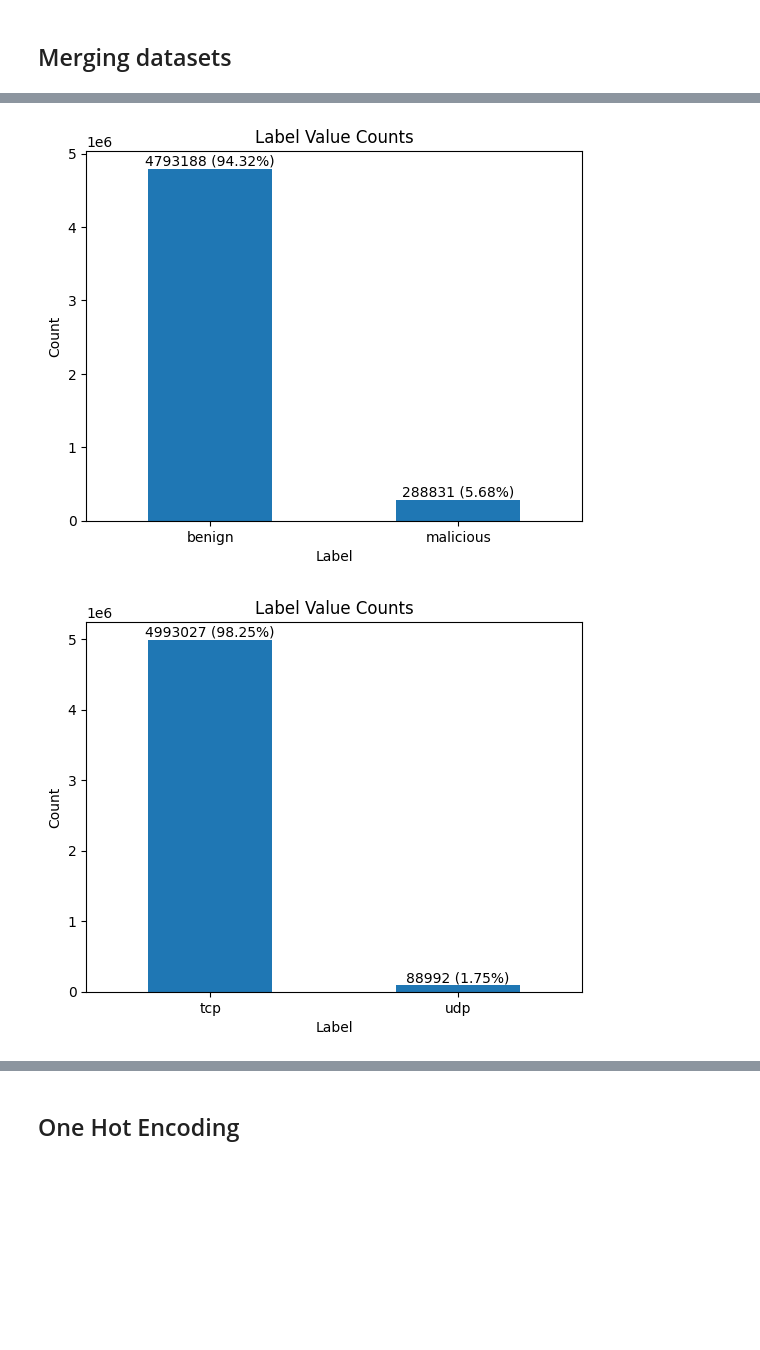
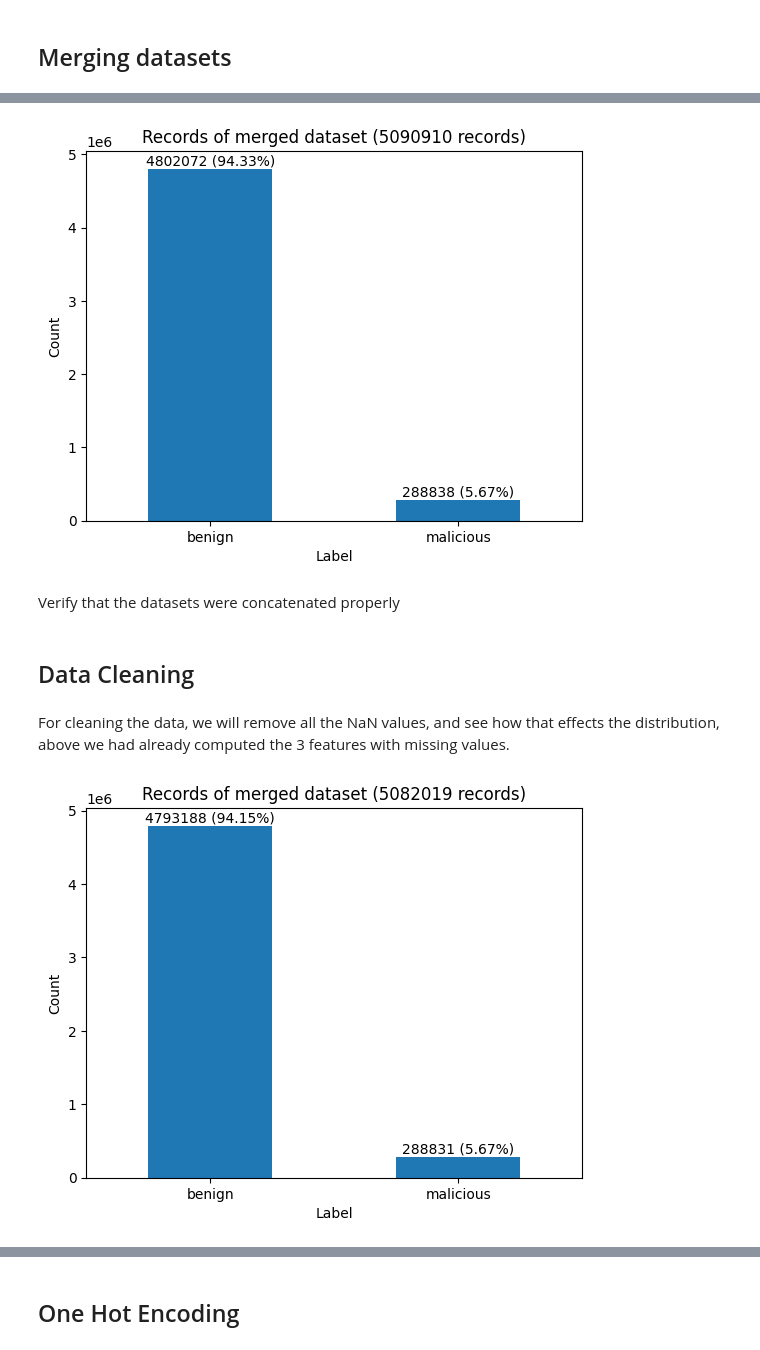
Before and after one commit to Fowthy/SueAI, a Jupyter notebook: data/datapreprocessing.ipynb, the cells around one changed output, grey strips where cells are left out. Saved outputs shown, nothing was run; the diff lists cells and outputs as text; code cells hidden in the pictures; blank space fills up the shorter version.

```diff
--- a/data/datapreprocessing.ipynb
+++ b/data/datapreprocessing.ipynb
@@ -97,27 +104,36 @@ value_counts_malicious = df_malicious['label'].value_counts()
 # %%
+# Printing the value count for each label - malicious and benign
+value_counts_2022_february = df_2022_february['label'].value_counts()
+value_counts_2022_may = df_2022_may['label'].value_counts()
+value_counts_2021_may_benign = df_2021_may_benign['label'].value_counts()
+value_counts_2021_may_malicious = df_2021_may_malicious['label'].value_counts()
+
+dataframe_map = [df_2022_february, df_2022_may, df_2021_may_benign, df_2021_may_malicious]
 
 # Create a figure with one subplot
 fig, axes = plt.subplots(1, 4, figsize=(22, 4))
 
 for i, (value_counts, title) in enumerate(zip(
-        [value_counts_february, value_counts_may, value_counts_benign, value_counts_malicious],
-        ['February Data', 'May Data', 'Benign Data', 'Malicious Data'])):
+        [value_counts_2022_february, value_counts_2022_may, value_counts_2021_may_benign, value_counts_2021_may_malicious],
+        [f'February 2022 ({len(df_2022_february)} records)',
+         f'May 2022 ({len(df_2022_may)} records)',
+         f'May 2021 Benign ({len(df_2021_may_benign)} records)',
+         f'May 2021 Malicious ({len(df_2021_may_malicious)} records)'])):
 
     value_counts.plot(kind='bar', ax=axes[i])
 
     # Calculate percentages
-    # total_samples = len(df_may)
-    # percentages = (value_counts / total_samples) * 100
-
-    # # Add percentages as text on top of the bars
-    # for i, count in enumerate(value_counts):
-    #     axes[i].text(i, count, f'{count} ({percentages[i]:.2f}%)', ha='center', va='bottom')
+    total_samples = len(dataframe_map[i])
+    percentages = (value_counts / total_samples) * 100
 
     # Customize the plot
     axes[i].set_title(title)
     axes[i].set_xlabel('Label')
     axes[i].set_ylabel('Count')
-    plt.xticks(rotation=0)
+
+    # Add percentages above the bars
+    for j, pct in enumerate(percentages):
+        axes[i].text(j, value_counts.iloc[0] + 5, f'{value_counts.iloc[j]} ({pct:.2f}%)', ha='center')
 
 # Adjust the subplots' positions for better readability
 plt.subplots_adjust(wspace=0.3)
@@ -163,6 +170,2 @@ from sklearn.metrics import classification_report, accuracy_score
 # %% [markdown]
 ## Merging datasets
-# %%
-df = pd.concat([df_february, df_may, df_benign, df_malicious], ignore_index=True, join="inner")
-print(df.shape)
-df.head(3)
@@ -187,13 +187,15 @@ total_samples = len(df)
 percentages = (value_counts / total_samples) * 100
 
 for i, count in enumerate(value_counts):
-    ax.text(i, count, f'{count} ({percentages[i]:.2f}%)', ha='center', va='bottom')
+    ax.text(i, count, f'{count} ({percentages.iloc[i]:.2f}%)', ha='center', va='bottom')
 
-ax.set_title('Label Value Counts')
+ax.set_title(f'Records of merged dataset ({len(df)} records)')
 ax.set_xlabel('Label')
 ax.set_ylabel('Count')
 plt.xticks(rotation=0)
 
 plt.show()
 # %% [output]
-[figure, old version]
+[figure, new version]
+# %% [markdown]
+Verify that the datasets were concatenated properly
@@ -200,21 +204,27 @@ plt.show()
+# %% [markdown]
+## Data Cleaning
+# %% [markdown]
+For cleaning the data, we will remove all the NaN values, and see how that effects the distribution, above we had already computed the 3 features with missing values.
+# %%
+df_cleaned = df.dropna()
 # %%
-value_counts = df['_source_network_transport'].value_counts()
+value_counts = df_cleaned['label'].value_counts()
 
 fig, ax = plt.subplots()
 
 value_counts.plot(kind='bar', ax=ax)
 
 total_samples = len(df)
 percentages = (value_counts / total_samples) * 100
 
 for i, count in enumerate(value_counts):
-    ax.text(i, count, f'{count} ({percentages[i]:.2f}%)', ha='center', va='bottom')
+    ax.text(i, count, f'{count} ({percentages.iloc[i]:.2f}%)', ha='center', va='bottom')
 
-ax.set_title('Label Value Counts')
+ax.set_title(f'Records of merged dataset ({len(df_cleaned)} records)')
 ax.set_xlabel('Label')
 ax.set_ylabel('Count')
 plt.xticks(rotation=0)
 
 plt.show()
 # %% [output]
-[figure, old version]
+[figure, new version]
```
Also changed, not shown: parts of 53 cells of this notebook, 4 other files.
